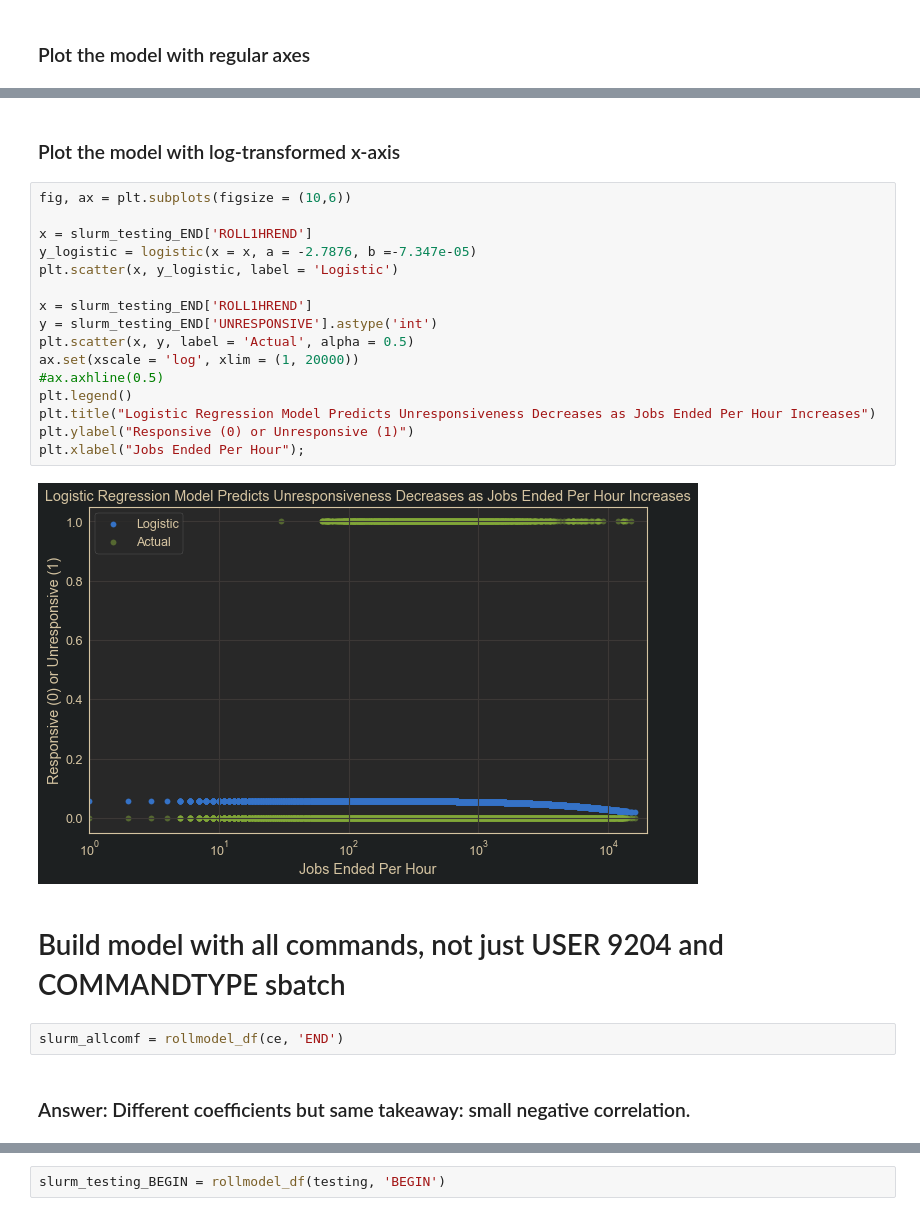
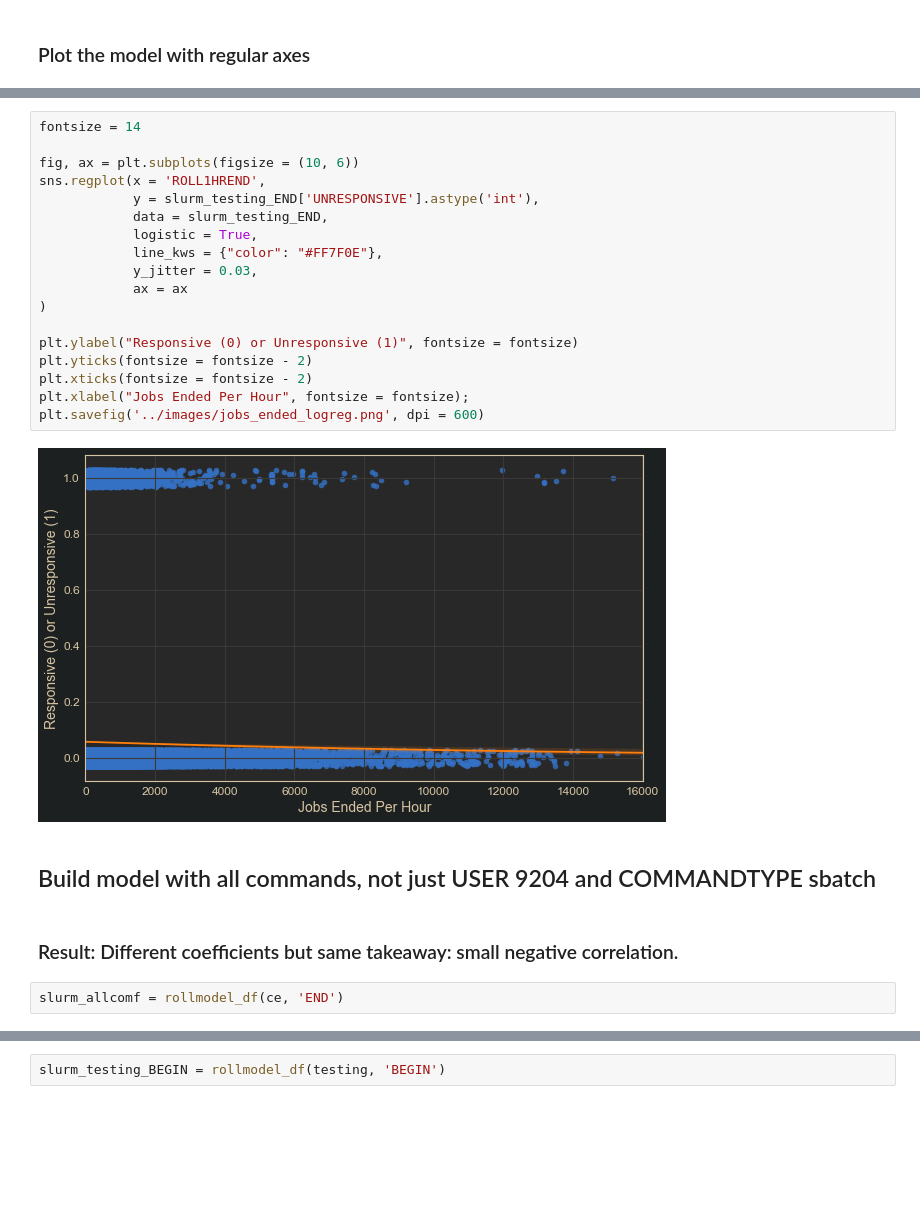
Before and after one commit to jrioross/accre-data-nerds, a Jupyter notebook: notebooks/jrr_03_model_refined.ipynb, the cells around one changed output, grey strips where cells are left out. Saved outputs shown, nothing was run; the diff lists cells and outputs as text; blank space fills up the shorter version.

```diff
--- a/notebooks/jrr_03_model_refined.ipynb
+++ b/notebooks/jrr_03_model_refined.ipynb
@@ -223,29 +161,29 @@ plt.xlabel("Jobs Ended Per Hour");
-# %% [markdown]
-### Plot the model with log-transformed x-axis
-# %%
-fig, ax = plt.subplots(figsize = (10,6))
-
-x = slurm_testing_END['ROLL1HREND']
-y_logistic = logistic(x = x, a = -2.7876, b =-7.347e-05)
-plt.scatter(x, y_logistic, label = 'Logistic')
-
-x = slurm_testing_END['ROLL1HREND']
-y = slurm_testing_END['UNRESPONSIVE'].astype('int')
-plt.scatter(x, y, label = 'Actual', alpha = 0.5)
-ax.set(xscale = 'log', xlim = (1, 20000))
-#ax.axhline(0.5)
-plt.legend()
-plt.title("Logistic Regression Model Predicts Unresponsiveness Decreases as Jobs Ended Per Hour Increases")
-plt.ylabel("Responsive (0) or Unresponsive (1)")
-plt.xlabel("Jobs Ended Per Hour");
-# %% [output]
-[figure, removed]
+# %%
+fontsize = 14
+
+fig, ax = plt.subplots(figsize = (10, 6))
+sns.regplot(x = 'ROLL1HREND',
+            y = slurm_testing_END['UNRESPONSIVE'].astype('int'),
+            data = slurm_testing_END,
+            logistic = True,
+            line_kws = {"color": "#FF7F0E"},
+            y_jitter = 0.03,
+            ax = ax
+)
+
+plt.ylabel("Responsive (0) or Unresponsive (1)", fontsize = fontsize)
+plt.yticks(fontsize = fontsize - 2)
+plt.xticks(fontsize = fontsize - 2)
+plt.xlabel("Jobs Ended Per Hour", fontsize = fontsize);
+plt.savefig('../images/jobs_ended_logreg.png', dpi = 600)
+# %% [output]
+[figure, added]
 # %% [markdown]
-# Build model with all commands, not just USER 9204 and COMMANDTYPE sbatch
+## Build model with all commands, not just USER 9204 and COMMANDTYPE sbatch
+# %% [markdown]
+### Result: Different coefficients but same takeaway: small negative correlation.
 # %%
 slurm_allcomf = rollmodel_df(ce, 'END')
-# %% [markdown]
-### Answer: Different coefficients but same takeaway: small negative correlation.
 # %%
 logreg_unresponsive_base = (sm.GLM(endog = slurm_allcomf['UNRESPONSIVE'].astype('int'),
                        exog = sm.add_constant(slurm_allcomf[[]]),
```
Also changed, not shown: parts of 56 cells of this notebook, 1 other file.
